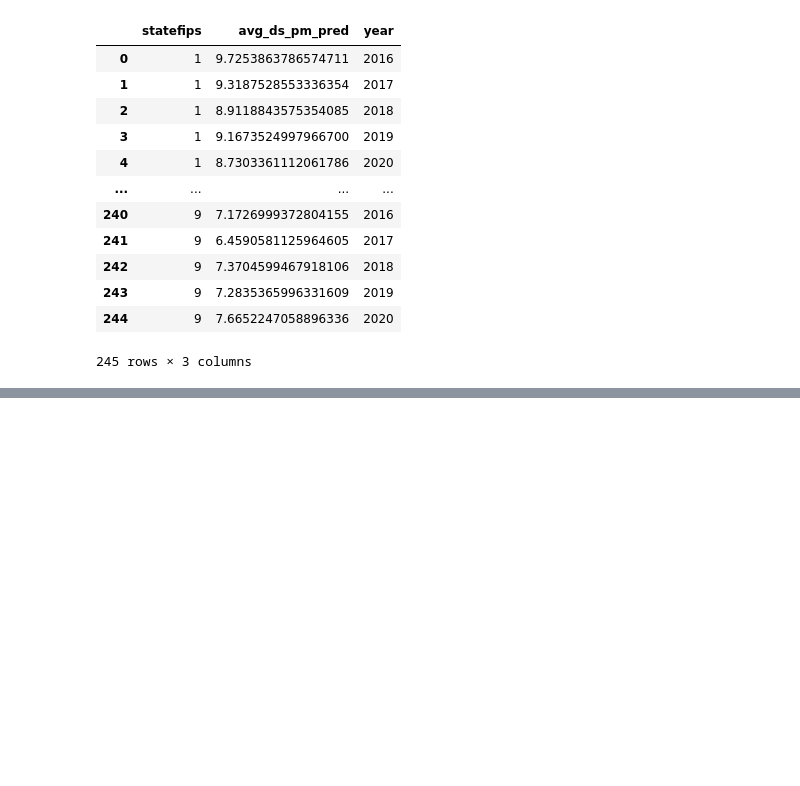
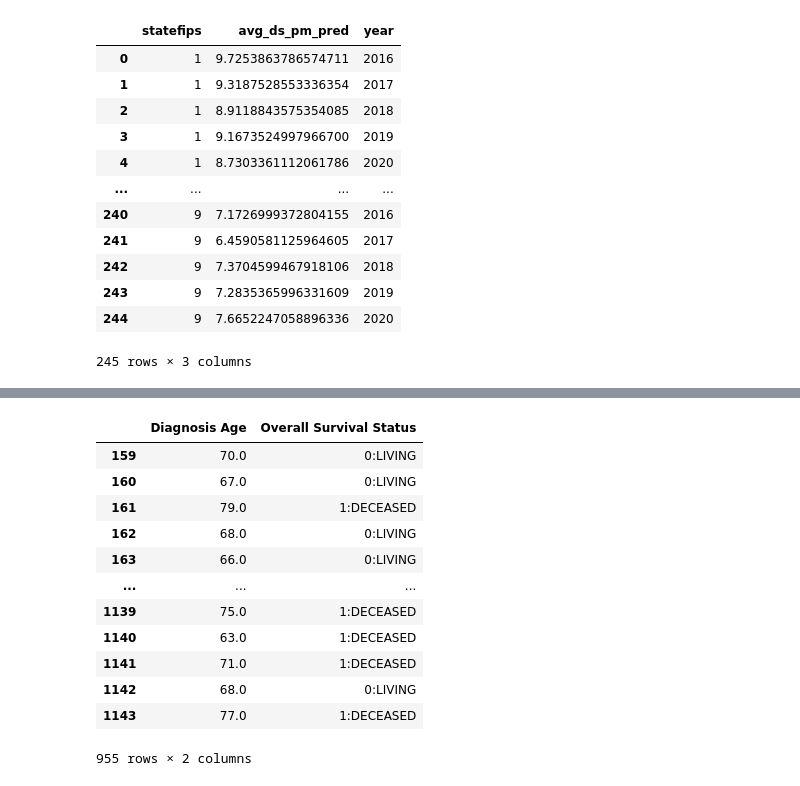
Before and after one commit to NefertitiM/Project-4-Predictors-of-Lung-Cancer, a Jupyter notebook: Starter_code.ipynb, the cells around one changed output, grey strips where cells are left out. Saved outputs shown, nothing was run; the diff lists cells and outputs as text; code cells hidden in the pictures; blank space fills up the shorter version.

```diff
--- a/Starter_code.ipynb
+++ b/Starter_code.ipynb
@@ -42,0 +63,57 @@ PM25byState_df.to_csv("Resources/PM25byState.csv", index=False)
+# %%
+lung_cancer_data_df['Cancer Type Detailed'] = lung_cancer_data_df['Cancer Type Detailed'].replace(
+    {'Lung Adenocarcinoma': 1,
+     'Lung Squamous Cell Carcinoma': 0})
+
+lung_cancer_data_df['Prior Cancer Diagnosis Occurence'] = lung_cancer_data_df['Prior Cancer Diagnosis Occurence'].replace(
+    {'No': 0,
+     'Yes, history of prior malignancy': 1,
+     'Yes, history of synchronous and or bilateral malignancy': 1})
+
+lung_cancer_data_df['Sex'] = lung_cancer_data_df['Sex'].replace(
+    {'Male': 0,
+     'Female': 1
+     })
+
+lung_cancer_data_df['Smoking History'] = lung_cancer_data_df['Smoking History'].replace(
+    {'Lifelong Non-Smoker': 0,
+     'Current Smoker': 1,
+     'Current Reformed Smoker For < Or = 15 Years': 1,
+     'Current Reformed Smoker For > 15 Years':1,
+     'Current Reformed Smoker, Duration Not Specified':1})
+# %%
+# Build DF for all float value columns
+lung_cancer_data_df_new = lung_cancer_data_df[['Diagnosis Age',
+                                            #    'Fraction Genome Altered',
+                                            #    'Mutation Count',
+                                               'Overall Survival Status',
+                                            #    'TMB (nonsynonymous)',
+                                            #    'Cancer Type Detailed',
+                                            #    'Prior Cancer Diagnosis Occurence',
+                                            #    'Smoking History',
+                                            #    'Sex',
+                                            #    'Person Cigarette Smoking History Pack Year Value'
+                                            ]]
+
+# Drop columns populated with a single value
+# lung_cancer_data_df_dropped = lung_cancer_data_df.drop(['Study ID',
+#                                                         'Cancer Type',
+#                                                         'Number of Samples Per Patient',
+#                                                         'Somatic Status'], axis=1)
+# Drop rows with NA values in 'Overall Survival Status'
+lung_cancer_data_df_cleaned = lung_cancer_data_df_new.dropna()
+lung_cancer_data_df_cleaned
+# %% [output]
+|  | Diagnosis Age | Overall Survival Status |
+| 159 | 70.0 | 0:LIVING |
+| 160 | 67.0 | 0:LIVING |
+| 161 | 79.0 | 1:DECEASED |
+| 162 | 68.0 | 0:LIVING |
+| 163 | 66.0 | 0:LIVING |
+| ... | ... | ... |
+| 1139 | 75.0 | 1:DECEASED |
+| 1140 | 63.0 | 1:DECEASED |
+| 1141 | 71.0 | 1:DECEASED |
+| 1142 | 68.0 | 0:LIVING |
+| 1143 | 77.0 | 1:DECEASED |
+955 rows × 2 columns
```
Also changed, not shown: parts of 10 cells of this notebook, 2 other files.
